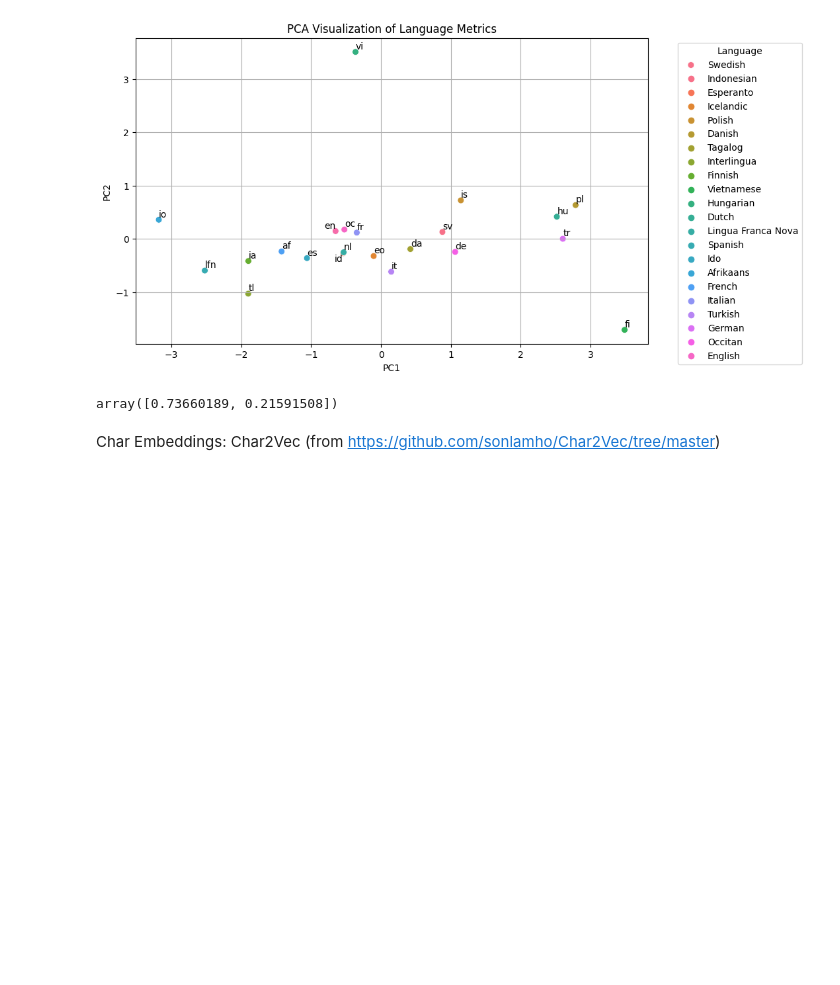
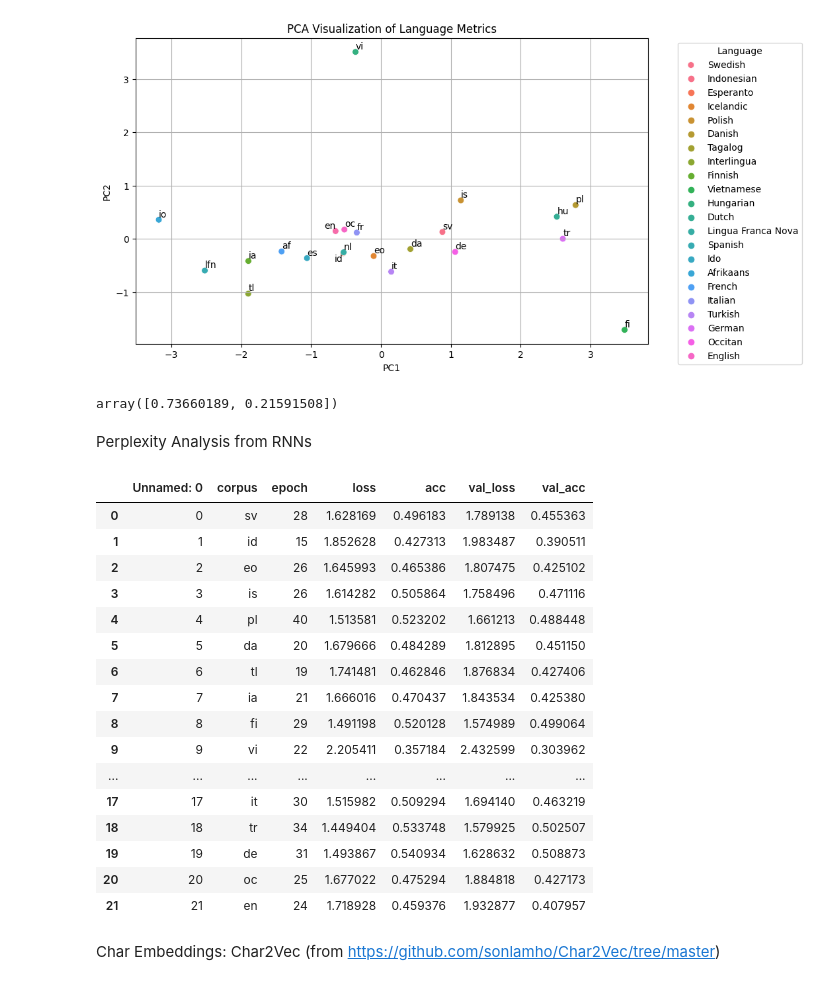
Before and after one commit to kirbergerconnor/iscl-thesis, a Jupyter notebook: convsnat.ipynb, the cells around one changed output. Cells and saved outputs as stored; diff of their text form; code cells hidden in the pictures; blank space fills up the shorter version.

```diff
--- a/convsnat.ipynb
+++ b/convsnat.ipynb
@@ -201,6 +201,29 @@ plt.show()
 pca.explained_variance_ratio_
 # %% [output]
 array([0.73660189, 0.21591508])
+# %% [markdown]
+Perplexity Analysis from RNNs
+# %%
+perplexity_df = pd.read_csv('lex_entropy_hist_df.csv')
+perplexity_df
+# %% [output]
+|  | Unnamed: 0 | corpus | epoch | loss | acc | val_loss | val_acc |
+| 0 | 0 | sv | 28 | 1.628169 | 0.496183 | 1.789138 | 0.455363 |
+| 1 | 1 | id | 15 | 1.852628 | 0.427313 | 1.983487 | 0.390511 |
+| 2 | 2 | eo | 26 | 1.645993 | 0.465386 | 1.807475 | 0.425102 |
+| 3 | 3 | is | 26 | 1.614282 | 0.505864 | 1.758496 | 0.471116 |
+| 4 | 4 | pl | 40 | 1.513581 | 0.523202 | 1.661213 | 0.488448 |
+| 5 | 5 | da | 20 | 1.679666 | 0.484289 | 1.812895 | 0.451150 |
+| 6 | 6 | tl | 19 | 1.741481 | 0.462846 | 1.876834 | 0.427406 |
+| 7 | 7 | ia | 21 | 1.666016 | 0.470437 | 1.843534 | 0.425380 |
+| 8 | 8 | fi | 29 | 1.491198 | 0.520128 | 1.574989 | 0.499064 |
+| 9 | 9 | vi | 22 | 2.205411 | 0.357184 | 2.432599 | 0.303962 |
+| ... | ... | ... | ... | ... | ... | ... | ... |
+| 17 | 17 | it | 30 | 1.515982 | 0.509294 | 1.694140 | 0.463219 |
+| 18 | 18 | tr | 34 | 1.449404 | 0.533748 | 1.579925 | 0.502507 |
+| 19 | 19 | de | 31 | 1.493867 | 0.540934 | 1.628632 | 0.508873 |
+| 20 | 20 | oc | 25 | 1.677022 | 0.475294 | 1.884818 | 0.427173 |
+| 21 | 21 | en | 24 | 1.718928 | 0.459376 | 1.932877 | 0.407957 |
 # %% [markdown]
 Char Embeddings: Char2Vec (from https://github.com/sonlamho/Char2Vec/tree/master)
 # %%
```
Also changed, not shown: 38 other files.
